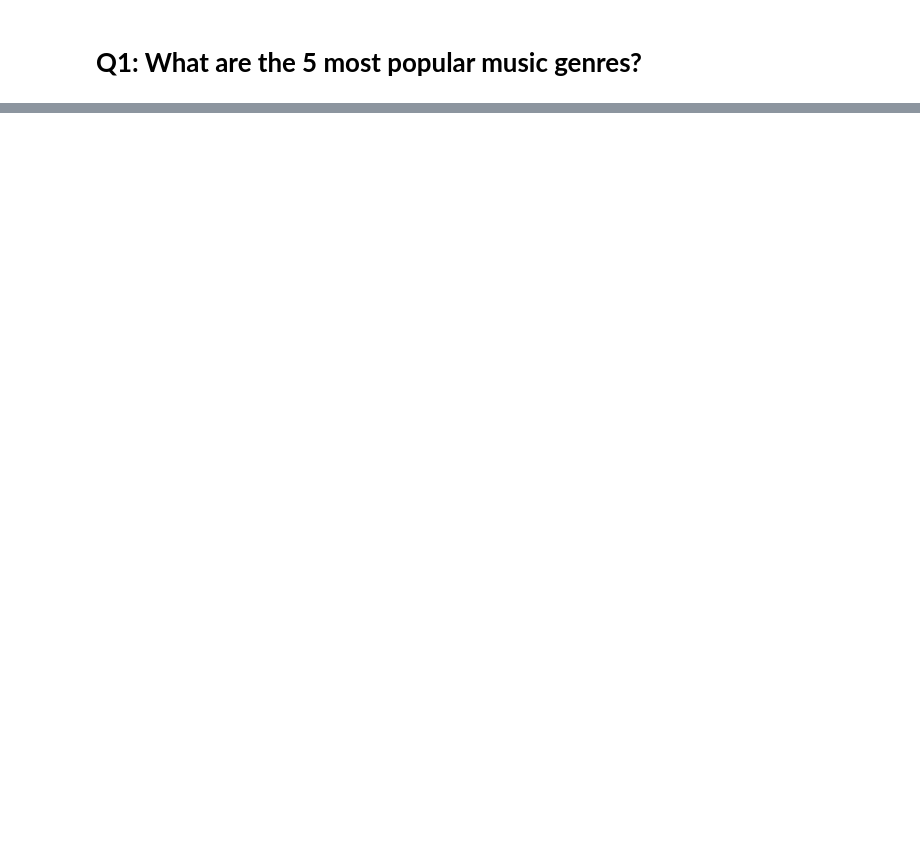
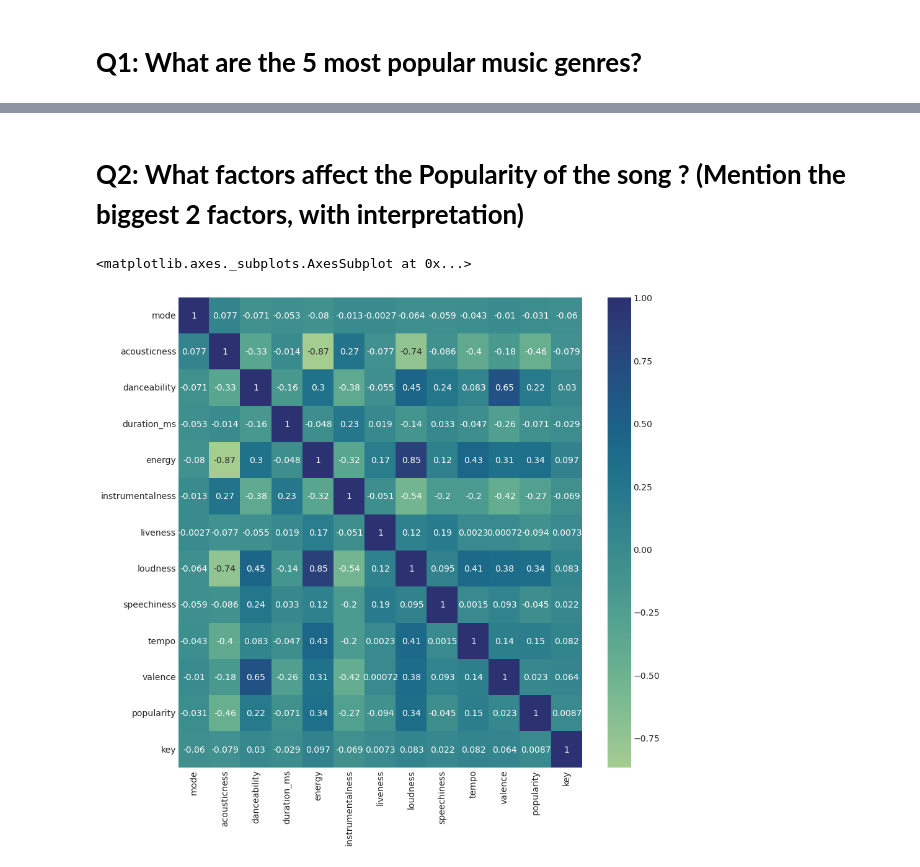
Before and after one commit to baher2000/Baher, a Jupyter notebook: Clustering_Mini-Project.ipynb, the cells around one changed output, grey strips where cells are left out. Cells and saved outputs as stored; diff of their text form; code cells hidden in the pictures; blank space fills up the shorter version.

```diff
--- a/Clustering_Mini-Project.ipynb
+++ b/Clustering_Mini-Project.ipynb
@@ -170,0 +127,12 @@ sns.barplot (data=df, x='genres', y='popularity').set(title='Genres and Populari
+# %% [markdown]
+# **Q2: What factors affect the Popularity of the song ? (Mention the biggest 2 factors, with interpretation)**
+# %%
+plt.figure(figsize=(13,13))
+
+corr = df.corr()
+corr
+
+sns.heatmap(corr, cmap='crest', annot=True)
+# %% [output]
+<matplotlib.axes._subplots.AxesSubplot at 0x...>
+[figure, added]
```
Also changed, not shown: parts of 32 cells of this notebook.
